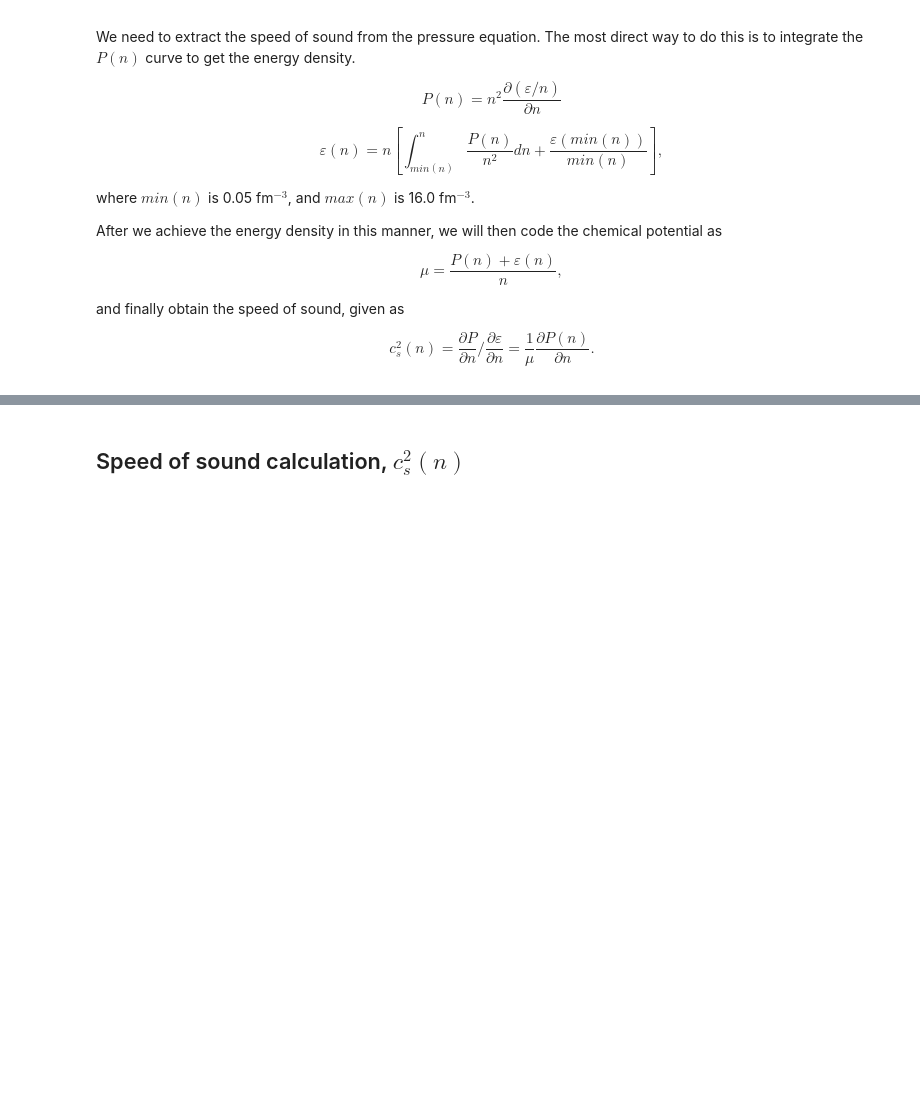
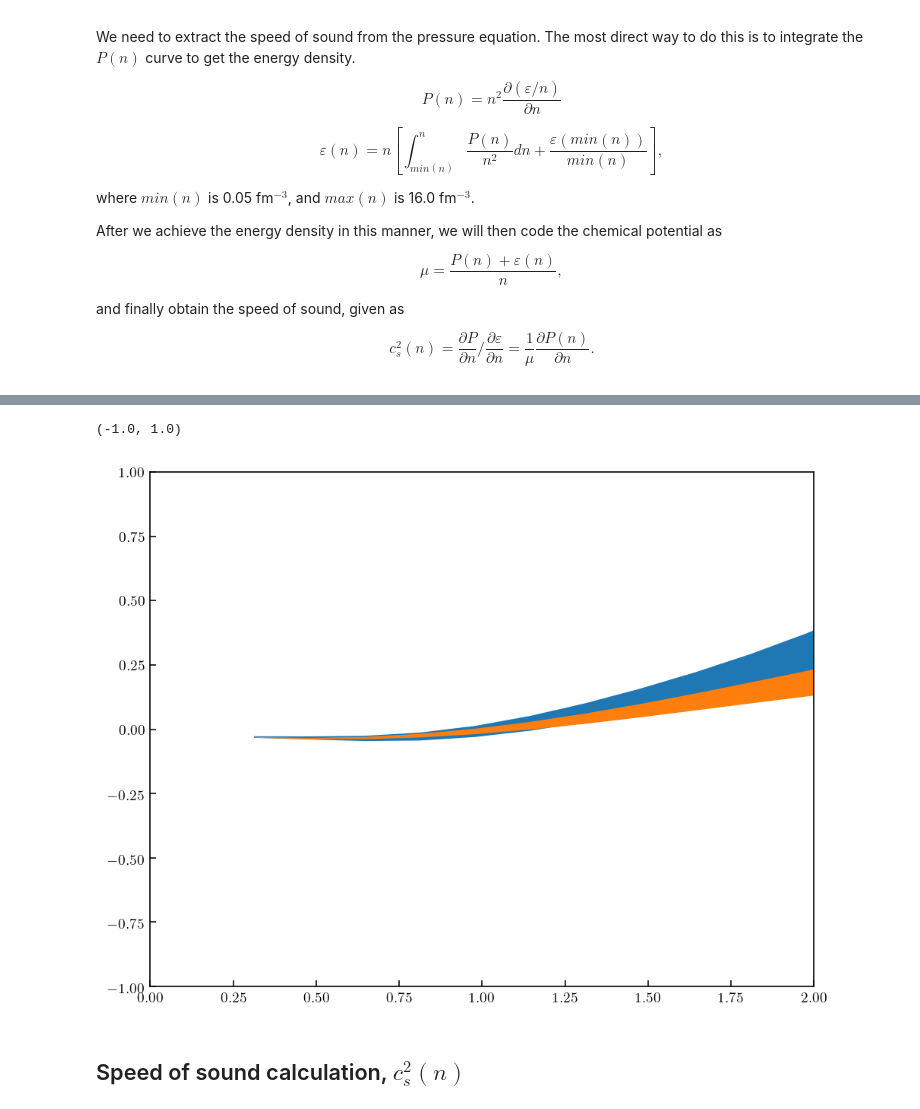
Before and after one commit to asemposki/neutron-rich-bmm, a Jupyter notebook: Pressure_Mixing_GP.ipynb, the cells around one changed output, grey strips where cells are left out. Saved outputs shown, nothing was run; the diff lists cells and outputs as text; code cells hidden in the pictures; blank space fills up the shorter version.

```diff
--- a/Pressure_Mixing_GP.ipynb
+++ b/Pressure_Mixing_GP.ipynb
@@ -205,3 +204,12 @@ plt.show()
+# %%
+# checking the size of the error bands
+plt.fill_between(chiral_result['density']/n0, chiral_result['mean'][:,2]-1.0*chiral_result['std_dev'][:,2], chiral_result['mean'][:,2]+1.0*chiral_result['std_dev'][:,2])
+plt.fill_between(chiral_result['density']/n0, mean_chiral - 1.0*std_dev_chiral, mean_chiral + 1.0*std_dev_chiral)
+plt.xlim(0.0,2.0)
+plt.ylim(-1,1.)
+# %% [output]
+(-1.0, 1.0)
+[figure, added]
 # %% [markdown]
 ## Speed of sound calculation, $c_{s}^{2}(n)$ <a id="cs2_gp"></a>
 # %%
```
Also changed, not shown: parts of 7 cells of this notebook, 7 other files.
